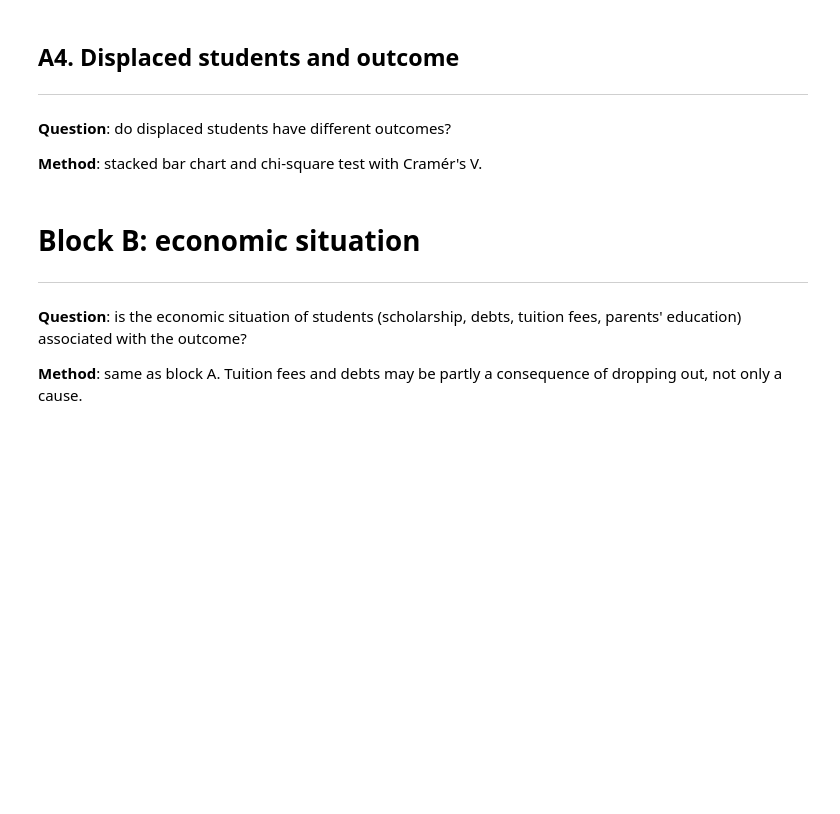
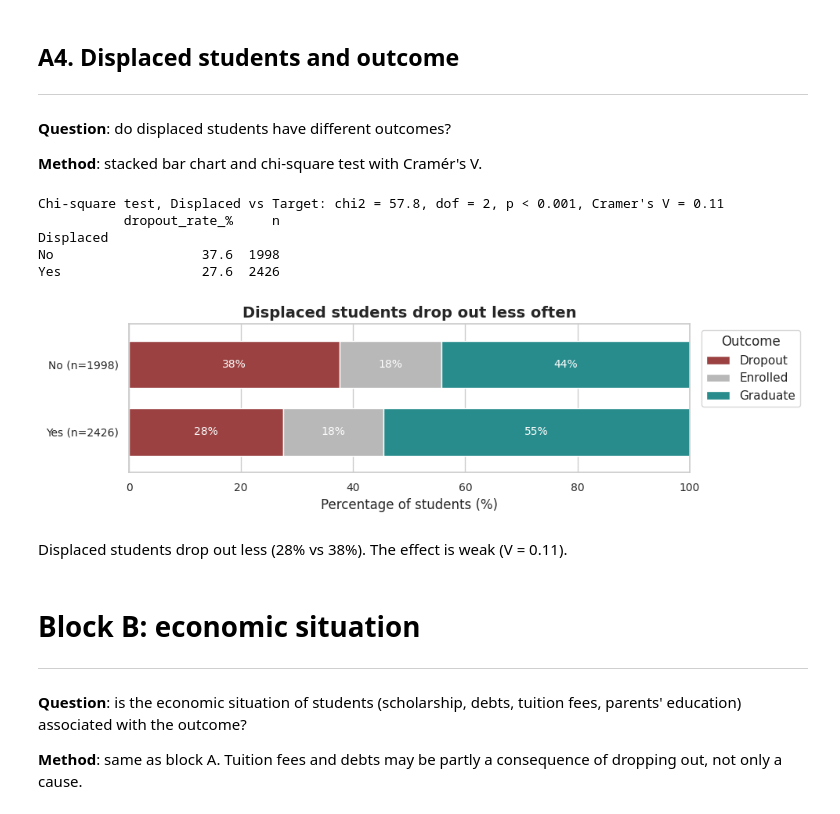
Before and after one commit to Martazzz/dropout_rate_academic_success, a Jupyter notebook: notebooks/02_blocks_A_B.ipynb, the cells around one changed output. Saved outputs shown, nothing was run; the diff lists cells and outputs as text; code cells hidden in the pictures; blank space fills up the shorter version.

```diff
--- a/notebooks/02_blocks_A_B.ipynb
+++ b/notebooks/02_blocks_A_B.ipynb
@@ -184,3 +227,16 @@ comments...
+# %%
+table = chi2_test(data, "Displaced")
+print(dropout_rates("Displaced"))
+composition_figure("Displaced", "Displaced students drop out less often", "blockA_displaced_outcome", 3)
+# %% [output]
+Chi-square test, Displaced vs Target: chi2 = 57.8, dof = 2, p < 0.001, Cramer's V = 0.11
+           dropout_rate_%     n
+Displaced
+No                   37.6  1998
+Yes                  27.6  2426
+[figure, added]
+# %% [markdown]
+Displaced students drop out less (28% vs 38%). The effect is weak (V = 0.11).
 # %% [markdown]
 # **Block B: economic situation**
 ---
```
Also changed, not shown: parts of 25 cells of this notebook.
